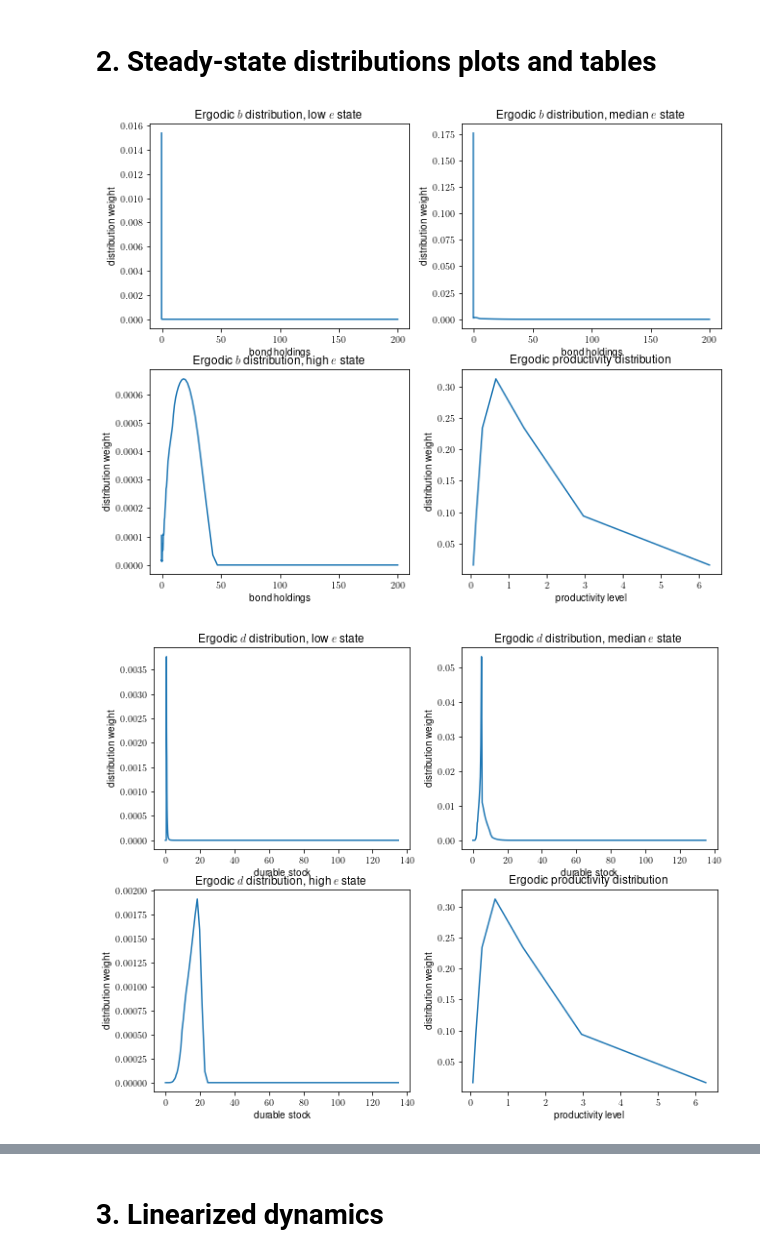
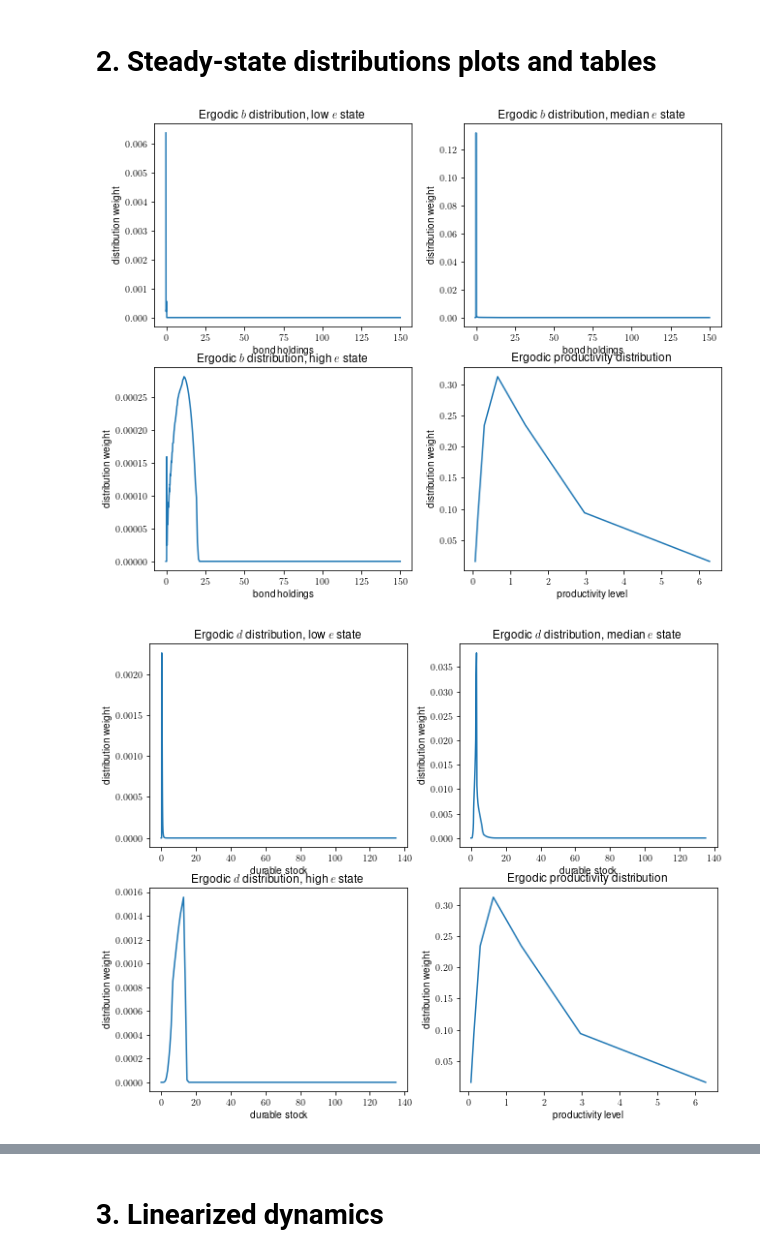
Before and after one commit to EmilHP/sequence-jacobian-master, a Jupyter notebook: HANK_durables-gvt_budget.ipynb, the cells around one changed output, grey strips where cells are left out. Cells and saved outputs as stored; diff of their text form; code cells hidden in the pictures.

```diff
--- a/HANK_durables-gvt_budget.ipynb
+++ b/HANK_durables-gvt_budget.ipynb
@@ -34,22 +35,22 @@ rc('text', usetex=True)
 # %%
 household = hank.household
 # %%
-def hank_ss(Bg_Y=0.26,beta_guess=0.9745, r=0.03/4, sigma_N=1.0, sigma_D=1.0, delta=0.1, alpha = 4.0, vareps=10.0, tau_e = 0,  rho_e=0.9777, sigma_e=0.1928,
-            phi_pi=1.5, phi_y = 0.125, theta = 2.5, xi = 105, Ne=7, Nb=80, Nd=90,  bmax=200, dmax=135):
+def hank_ss(Bg_Y=0.26,beta_guess=0.9745, r=0.05/4, kappa=0.038846, sigma_N=1.0, sigma_D=1.0, delta=0.08, alpha = 14.0, vareps=10.0, tau_e = 0,  rho_e=0.9777, sigma_e=0.1928,
+            phi_pi=1.5, phi_y = 0.125, theta = 1.001, xi = 105, Ne=7, Nb=80, Nd=90,  bmax=150, dmax=135):
     """Solve steady state of full GE model. Calibrate beta to hit target interest rate where parameters adjust to get N=1, Y=1, Q=1"""
 
     # a. set up grids
     psi = 0.5 # "bmin":: psi*Y, Y=1
     b_grid = utils.agrid(amax=bmax, n=Nb, amin=-psi)
     d_grid = utils.agrid(amax=dmax, n=Nd, amin=1e-6)
-    e_grid_log, e_ergodic, Pi_e = rouwenhorst(rho_e,sigma_e,Ne)
-    e_grid = np.exp(e_grid_log) / np.sum(e_ergodic * np.exp(e_grid_log)) # normalize so E[e]=1
+    e_grid, Pi_e, e_ergodic, _, _ = log_rouwenhorst(rho_e,sigma_e,Ne)
+    #e_grid, e_ergodic, Pi_e = utils.markov_rouwenhorst(rho=rho_e, sigma=sigma_e, N=Ne)
     Nk = Nd # number of grid points for lagrange multiplier grid
     kmax = 1.0 # 1 = max for lagrange mult.
     k_grid = utils.agrid(amax=kmax,n=Nk,amin=0)
 
     # b. solve analytically what we can (zero inflation s.s.)
-    N = 1.0 # as psi_N = W/P_n * 1/C, psi_N found after root finding
+    N = 1 # as psi_N = W/P_n * 1/C, psi_N found after root finding
     Q = 1.0 # as chi = C / (C+D), chi found after root finding
     A = 1.0/N # s.s. TFP level, set such that Y = 1
     markup_p_ss = vareps/(vareps-1) # P mark-up
@@ -61,6 +62,8 @@ def hank_ss(Bg_Y=0.26,beta_guess=0.9745, r=0.03/4, sigma_N=1.0, sigma_D=1.0, del
     Div = Y - N*(W/P) # s.s. profits
     Bg = Bg_Y*Y
     Tax = r*Bg
+
+    #B_y moms['B_demand'] / (4*moms['Y'])
 
     # c. initialize guess for policy function iteration
     c = (b_grid[:, np.newaxis] + d_grid)/2
@@ -78,22 +81,22 @@ def hank_ss(Bg_Y=0.26,beta_guess=0.9745, r=0.03/4, sigma_N=1.0, sigma_D=1.0, del
 
         # a. solve household ss problem
         out = household.ss(Vd=Vd, Vb=Vb, Pi_e=Pi_e, b_grid=b_grid, dg_grid=d_grid, k_grid=k_grid, e_grid=e_grid, e_ergodic=e_ergodic, sigma_N=sigma_N, sigma_D=sigma_D,
-                                 alpha=alpha,delta=delta,r=r,Div=Div,beta=x0,Ne=Ne,Nb=Nb,Nd=Nd,Nk=Nk,P=P,P_d=P_d,P_n=P_n,W=W,N=N,tau_e=tau_e,Tax=Tax)
+                                 alpha=alpha,delta=delta,r=r,kappa=kappa,Div=Div,beta=x0,Ne=Ne,Nb=Nb,Nd=Nd,Nk=Nk,P=P,P_d=P_d,P_n=P_n,W=W,N=N,tau_e=tau_e,Tax=Tax)
 
-        #print(x0,[out['B'] - Bg],out['DG'],out['C'])
+        print(x0,[out['B'] - Bg],out['DG'],out['C'])
 
         return np.array([out['B'] - Bg]) # bonds are in zero net-supply
 
     # f. solve for beta given asset market clearing
     # i. call optimizer
-    result = optimize.root_scalar(residual,bracket=[1/(1+r)-0.05,1/(1+r)],method='bisect') # cannot go higher than 1/(1+r)
+    result = optimize.root_scalar(residual,bracket=[1/(1+r)-0.05,1/(1+r)],method='bisect',rtol=1e-8) # cannot go higher than 1/(1+r)
     # ii. save result
     beta = result.root
 
 
     # g. extra evaluation for reporting
     ss = household.ss(Vd=Vd, Vb=Vb, Pi_e=Pi_e, b_grid=b_grid, dg_grid=d_grid, k_grid=k_grid, e_grid=e_grid, e_ergodic=e_ergodic, sigma_N=sigma_N, sigma_D=sigma_D,
-                                 alpha=alpha,delta=delta,r=r,Div=Div,beta=beta,Ne=Ne,Nb=Nb,Nd=Nd,Nk=Nk,P=P,P_d=P_d,P_n=P_n,W=W,N=N,tau_e=tau_e,Tax=Tax)
+                                 alpha=alpha,delta=delta,r=r,kappa=kappa,Div=Div,beta=beta,Ne=Ne,Nb=Nb,Nd=Nd,Nk=Nk,P=P,P_d=P_d,P_n=P_n,W=W,N=N,tau_e=tau_e,Tax=Tax)
 
     # h. update parameters that take adjustment for hitting targets in wage schedule and combined retailer FOC equations
     psi_N = (W/P) * (1/ss['C'])
@@ -101,7 +104,7 @@ def hank_ss(Bg_Y=0.26,beta_guess=0.9745, r=0.03/4, sigma_N=1.0, sigma_D=1.0, del
 
     # h. add aggregate variables
     ss.update({'phi_pi': phi_pi, 'phi_y': phi_y, 'Y': Y, 'Y_ss': Y, 'rstar': r, 'markup_p_ss': markup_p_ss, 'markup_p': markup_p_ss, 'A': A, 'Bg': Bg, 'N': N, 'P': P, 'Pi': P/P, 'W': W,
-               'chi': chi, 'psi_N': psi_N, 'dg_grid': d_grid, 'Q': Q, 'P_d': P_d, 'P_n': P_n, 'Div': Div, 'vareps': vareps, 'phi_pi': phi_pi, 'phi_y': phi_y,
+               'chi': chi, 'psi_N': psi_N, 'kappa': kappa, 'dg_grid': d_grid, 'Q': Q, 'P_d': P_d, 'P_n': P_n, 'Div': Div, 'vareps': vareps, 'phi_pi': phi_pi, 'phi_y': phi_y,
                'theta': theta, 'xi': xi, 'sigma_N': sigma_N, 'sigma_D': sigma_D, 'e_ergodic': e_ergodic,'ssflag': False}) # P_d=P_n=P+eps for numerical stability
     return ss
 # %%
@@ -125,6 +185,12 @@ d_margdist = np.sum(bdmargdist,axis=0) # sum out b
 dmargcum = np.cumsum(d_margdist)
 b_margdist = np.sum(bdmargdist,axis=1) # sum out d
 bmargcum = np.cumsum(b_margdist)
+
+bmargcumfrac = np.cumsum(b_margdist*ss['b_grid'])
+bmargcumfrac /= bmargcumfrac[-1]
+
+dmargcumfrac = np.cumsum(d_margdist*ss['dg_grid'])
+dmargcumfrac /= dmargcumfrac[-1]
 
 
 # b. plots
@@ -171,32 +237,32 @@ ax2.title.set_text('Ergodic $d$ distribution, median $e$ state')
 ax2.set_xlabel('durable stock')
 ax2.set_ylabel('distribution weight')
 ax3.set_xlabel('durable stock')
 ax3.set_ylabel('distribution weight')
 ax3.title.set_text('Ergodic $d$ distribution, high $e$ state')
 ax4.set_xlabel('durable stock')
 ax4.set_ylabel('distribution weight')
 ax4.title.set_text('Ergodic productivity distribution')
 ax4.set_xlabel('productivity level')
 ax4.set_ylabel('distribution weight')
 
 plt.show()
 fig2.tight_layout(pad=7.0)
 fig2.savefig("d_dists.pdf", bbox_inches='tight')
 
 fig3 = plt.figure()
 fig3.set_size_inches(10.5, 3.5)
 ax1 = fig3.add_subplot(121)
 ax1.plot(ss['dg_grid'],dmargcum)
 ax2 = fig3.add_subplot(122)
 ax2.plot(ss['b_grid'],bmargcum)
 ax1.title.set_text('Cumulative $d$ distribution')
 ax1.set_xlabel('durable stock')
 ax2.title.set_text('Cumulative $b$ distribution')
 ax2.set_xlabel('bonds')
 
 plt.show()
 fig3.tight_layout(pad=4.0)
 fig3.savefig("CDFs.pdf", bbox_inches='tight')
 # %% [output]
-[figure, old version]
+[figure, new version]
-[figure, old version]
+[figure, new version]
```
Also changed, not shown: parts of 39 cells of this notebook, 19 other files.
